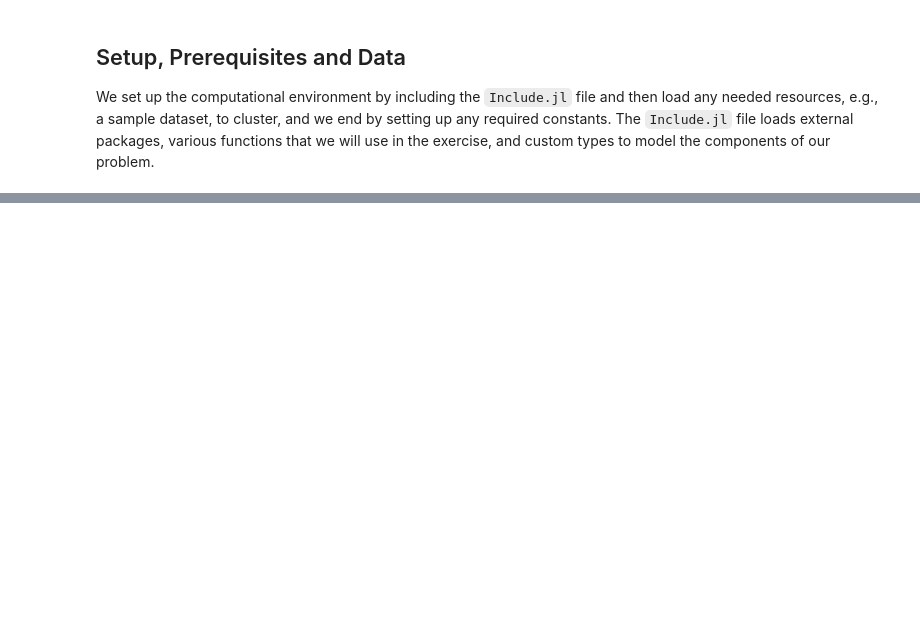
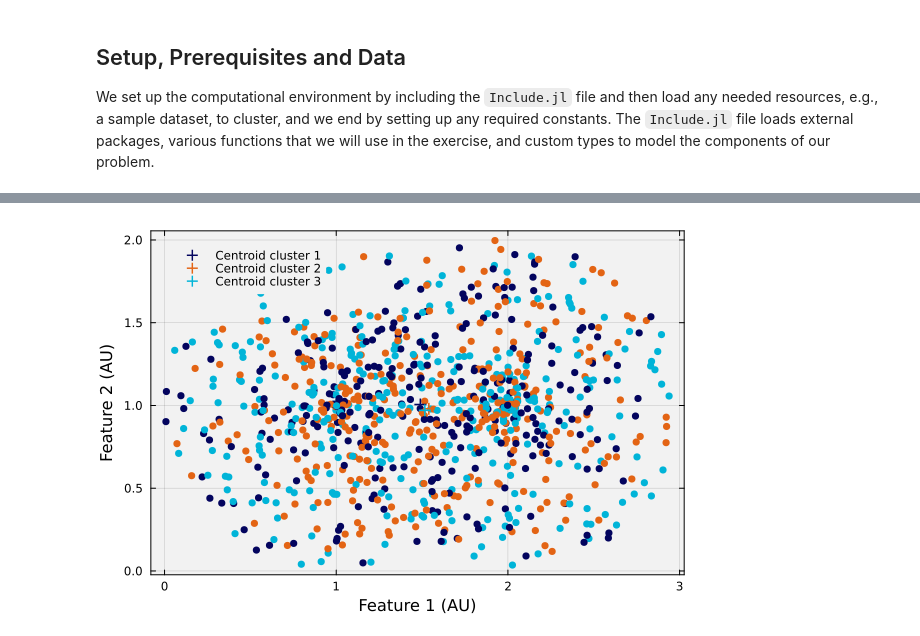
Before and after one commit to varnerlab/PS1-CHEME-5820-SP25, a Jupyter notebook: PS1-CHEME-5820-Solution-S25.ipynb, the cells around one changed output, grey strips where cells are left out. Saved outputs shown, nothing was run; the diff lists cells and outputs as text; code cells hidden in the pictures; blank space fills up the shorter version.

```diff
--- a/PS1-CHEME-5820-Solution-S25.ipynb
+++ b/PS1-CHEME-5820-Solution-S25.ipynb
@@ -20 +27,6 @@ generatedata (generic function with 1 method)
+# %%
+my_color_dictionary = Dict{Int64,RGB}();
+my_color_dictionary[1] = colorant"#03045e";
+my_color_dictionary[2] = colorant"#e36414";
+my_color_dictionary[3] = colorant"#00b4d8";
 # %% [markdown]
@@ -22,0 +97,9 @@ Fill me in
+# %%
+model = build(MyNaiveKMeansClusteringAlgorithm, (
+        maxiter = maxiter,
+        dimension = number_of_features,
+        number_of_points = total_number_of_points,
+        K = K,
+        ϵ = ϵ,
+        dataset = D,
+));
@@ -22,0 +110,29 @@ Fill me in
+# %%
+let
+
+    dataset = D; # what dataset am I looking at?
+    horizontal_index = 1;
+    vertical_index = 2;
+    p = plot(bg="gray95", background_color_outside="white", framestyle = :box, fg_legend = :transparent); # make an empty plot
+
+    assignments = copy(model.assignments);
+    for i ∈ eachindex(assignments);
+        a = assignments[i];
+        scatter!([dataset[i, horizontal_index]], [dataset[i, vertical_index]], label="", c=my_color_dictionary[a], msc=my_color_dictionary[a]);
+    end
+    current();
+
+    # plot the centroids -
+    centroids = copy(model.centroids);
+    for k ∈ 1:K
+        c = centroids[k]
+        scatter!([c[horizontal_index]], [c[vertical_index]], label="Centroid cluster $(k)", msc=my_color_dictionary[k], c=my_color_dictionary[k],
+            ms=6, markerstrokewidth=2, markershape = :plus)
+    end
+    current();
+
+    xlabel!("Feature 1 (AU)", fontsize=18);
+    ylabel!("Feature 2 (AU)", fontsize=18);
+end
+# %% [output]
+[figure, added]
```
Also changed, not shown: parts of 20 cells of this notebook, 4 other files.
